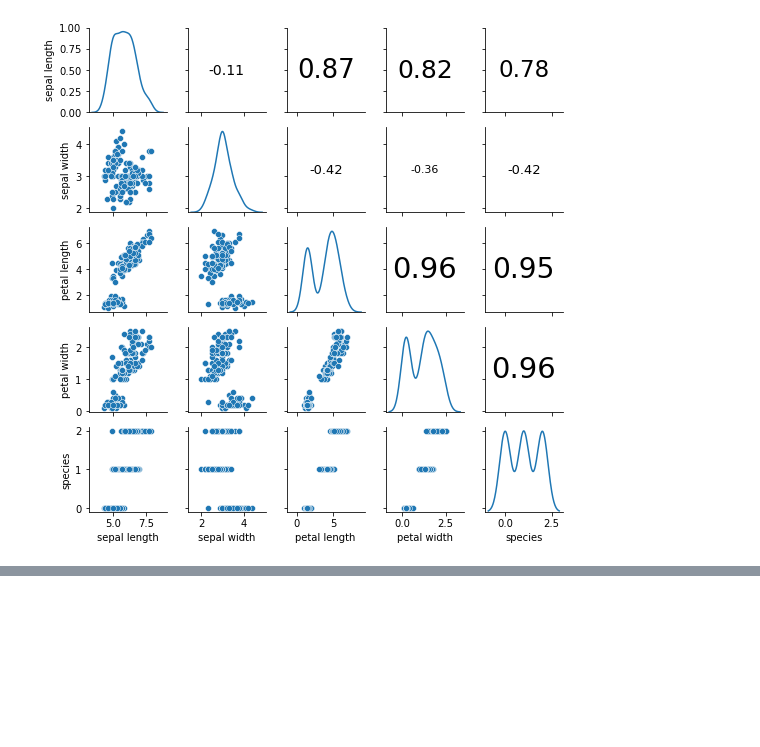
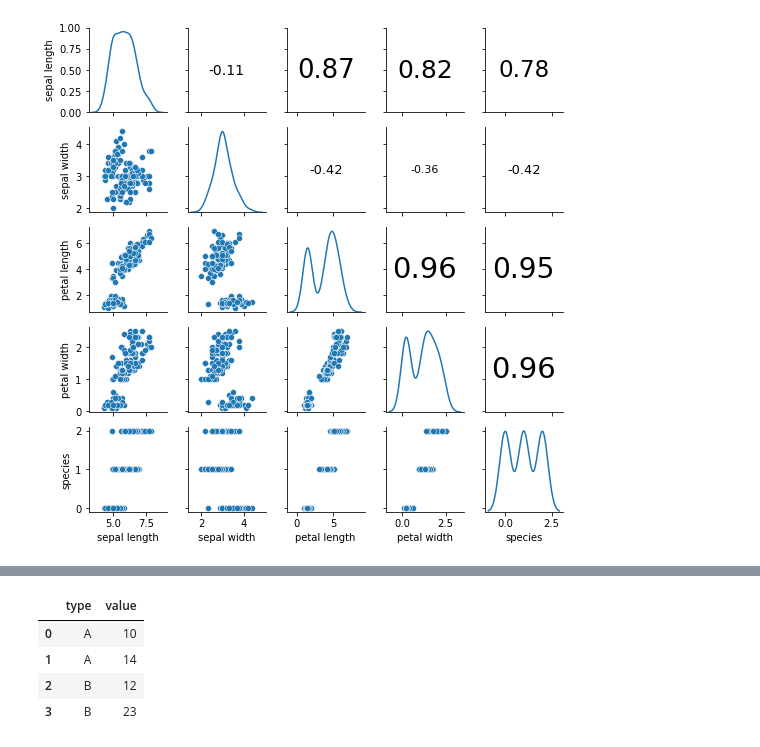
Before and after one commit to iboiarkin96/education_courses, a Jupyter notebook: Основы Статистики [Карпов]/Введение в Data Science и машинное обучение.ipynb, the cells around one changed output, grey strips where cells are left out. Drawn from its saved outputs; the diff is of its cells as text; code cells hidden in the pictures; blank space fills up the shorter version.

```diff
--- a/Основы Статистики [Карпов]/Введение в Data Science и машинное обучение.ipynb
+++ b/Основы Статистики [Карпов]/Введение в Data Science и машинное обучение.ipynb
@@ -402,0 +374,15 @@ x = sns.PairGrid(df )#, diag_sharey=False, height=1.5 , hue = 'species')
+# %%
+# создать датафрейм через словарь
+my_data = pd.DataFrame({'type':['A', 'A', 'B', 'B'],'value': [10, 14, 12, 23]} )
+# создать датафрейм через список списков
+my_data = pd.DataFrame([['A', 10],['A',14],['B',12],['B', 23]], columns=['type','value'])
+# через Series в пандасе
+column_2=pd.Series([10,14,12,23])
+column_1=pd.Series(['A','A','B','B'])
+my_data=pd.DataFrame({'type':column_1, 'value':column_2})
+# %% [output]
+|  | type | value |
+| 0 | A | 10 |
+| 1 | A | 14 |
+| 2 | B | 12 |
+| 3 | B | 23 |
```
Also changed, not shown: parts of 26 cells of this notebook.
